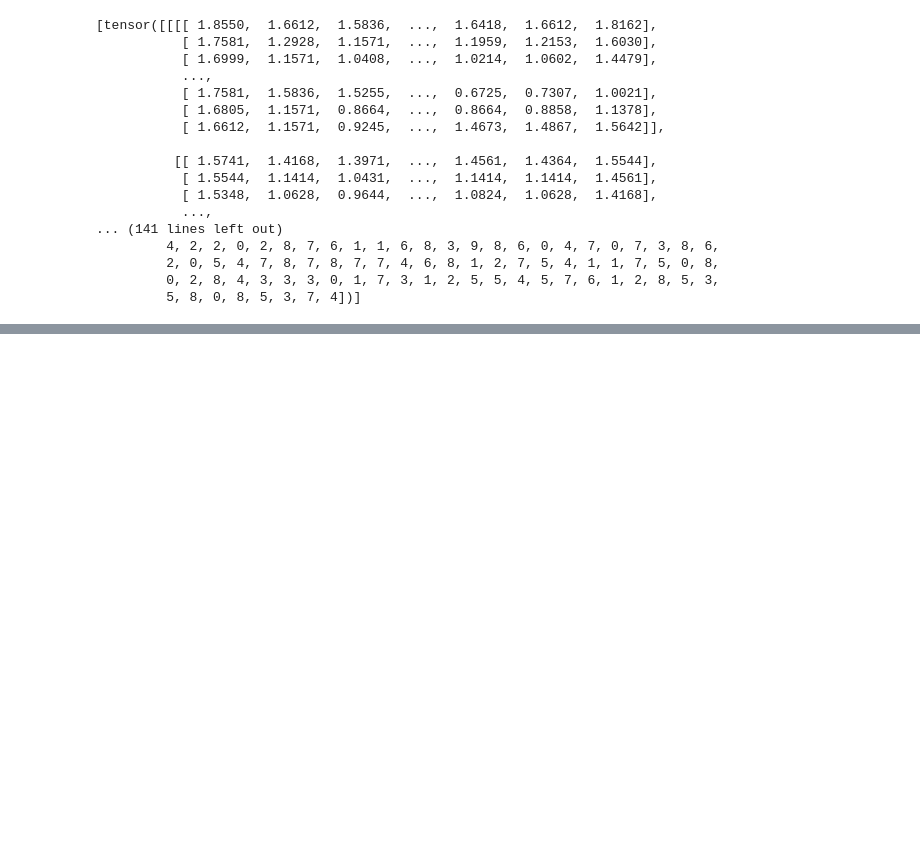
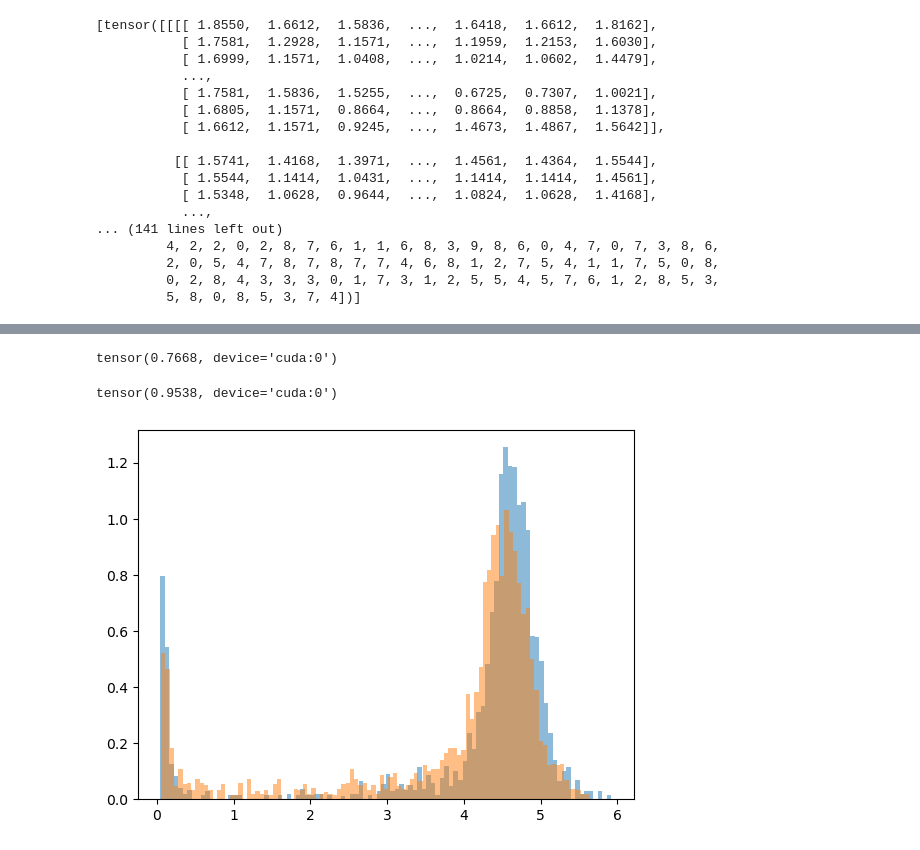
Before and after one commit to sachit3022/unlearning, a Jupyter notebook: unlearning-CIFAR10.ipynb, the cells around one changed output, grey strips where cells are left out. Cells and saved outputs as stored; diff of their text form; code cells hidden in the pictures; blank space fills up the shorter version.

```diff
--- a/unlearning-CIFAR10.ipynb
+++ b/unlearning-CIFAR10.ipynb
@@ -436,0 +499,50 @@ next(iter(forget_loader))
+# %%
+
+
+model = resnet18(num_classes=10)
+#/research/hal-gaudisac/unlearning/models/model_scratch_42_resnet18_10.pt
+model.load_state_dict(torch.load("/research/hal-gaudisac/unlearning/neurips-submission/retrain_cifar10/model_scratch_2_resnet18_10.pt",map_location=device)["model_state_dict"])
+model.to(device)
+
+
+
+accuracy = Accuracy(task="multiclass",num_classes=10).to(device)
+cr2 = []
+for batch in forget_loader:
+    inputs,targets = batch[0].to(device),batch[1].to(device)
+    inputs,targets = inputs.to(device),targets.to(device)
+    outputs = F.softmax(model(inputs),dim=1)
+    cr2.append(-np.log(outputs[outputs.argmax(dim=1)].detach().cpu().numpy()))
+    accuracy.update(outputs,targets)
+print(accuracy.compute())
+cr2 = np.concatenate(cr2)
+# %% [output]
+tensor(0.7668, device='cuda:0')
+# %%
+model = resnet18(num_classes=10)
+model.load_state_dict(torch.load("neurips-submission/none_unlearn_cifar10/model_train_181_unl.pt",map_location=device)["model_state_dict"])
+model.to(device)
+
+
+
+
+accuracy = Accuracy(task="multiclass",num_classes=10).to(device)
+cr = []
+for batch in forget_loader:
+    inputs,targets = batch[0].to(device),batch[1].to(device)
+    inputs,targets = inputs.to(device),targets.to(device)
+    outputs = F.softmax(model(inputs),dim=1)
+    cr.append(-np.log(outputs[outputs.argmax(dim=1)].detach().cpu().numpy()))
+
+    accuracy.update(outputs,targets)
+print(accuracy.compute())
+cr = np.concatenate(cr)
+# %% [output]
+tensor(0.9538, device='cuda:0')
+# %%
+plt.clf()
+plt.hist(cr.flatten(),bins=100,density=True,alpha=0.5,label="unlearned")
+plt.hist(cr2.flatten(),bins=100,density=True,alpha=0.5,label="retrained")
+plt.show()
+# %% [output]
+[figure, added]
```
Also changed, not shown: parts of 4 cells of this notebook, 1 other file.
